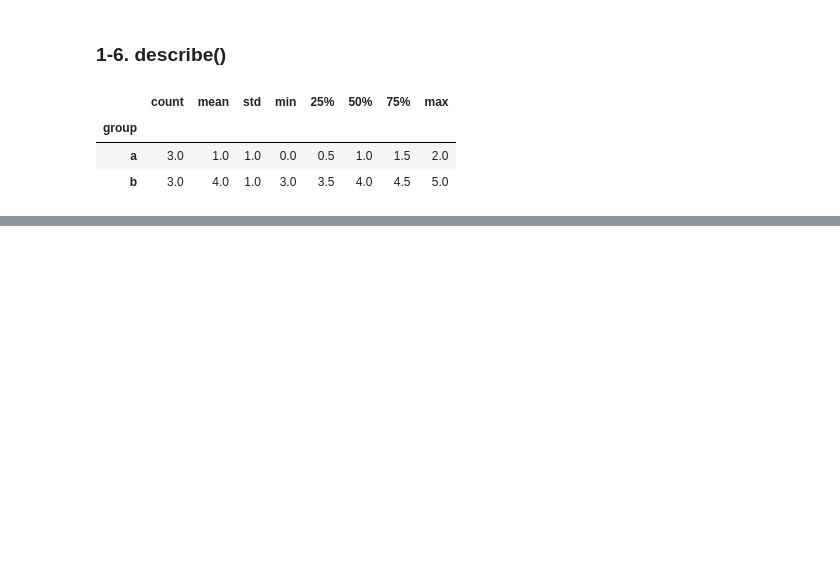
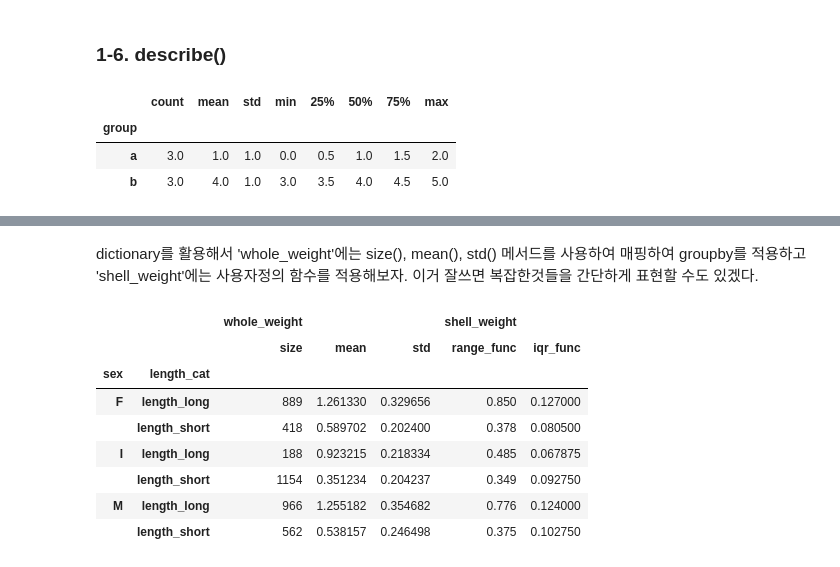
Before and after one commit to dykim-stat/study_snippet, a Jupyter notebook: 5. pandas_groupby_02.ipynb, the cells around one changed output, grey strips where cells are left out. Drawn from its saved outputs; the diff is of its cells as text; code cells hidden in the pictures; blank space fills up the shorter version.

```diff
--- a/5. pandas_groupby_02.ipynb
+++ b/5. pandas_groupby_02.ipynb
@@ -91,0 +143,13 @@ grouped.describe()['value_1']
+# %%
+import numpy as np
+import pandas as pd
+import csv
+import urllib3
+
+url = 'https://archive.ics.uci.edu/ml/machine-learning-databases/abalone/abalone.data'
+dat = pd.read_csv(url,
+                      names = ['sex', 'length', 'diameter', 'height',
+                               'whole_weight', 'shucked_weight', 'viscera_weight',
+                               'shell_weight', 'rings'],
+                      header = None)
+dat.head()
@@ -91,0 +163,3 @@ grouped.describe()['value_1']
+# %%
+dat['length_cat'] = np.where(dat.length > np.median(dat.length), 'length_long', 'length_short')
+dat[['length','length_cat']][:10]
@@ -91,0 +226,5 @@ grouped.describe()['value_1']
+# %%
+grouped = dat.groupby(['sex', 'length_cat'])
+function_list = ['size', 'mean', 'std']
+result = grouped[['whole_weight','shell_weight']].agg(function_list)
+result['whole_weight'][['size','mean']]
@@ -91,0 +261,28 @@ grouped.describe()['value_1']
+# %%
+def range_func(x):
+    max_val = np.max(x)
+    min_val = np.min(x)
+    range_val = max_val - min_val
+    return range_val
+
+def iqr_func(x):
+    q3, q1 = np.percentile(x, [75, 25])
+    iqr = q3 - q1
+    return iqr
+# %% [markdown]
+dictionary를 활용해서 'whole_weight'에는 size(), mean(), std() 메서드를 사용하여 매핑하여 groupby를 적용하고 'shell_weight'에는 사용자정의 함수를 적용해보자.
+이거 잘쓰면 복잡한것들을 간단하게 표현할 수도 있겠다.
+# %%
+d = {'whole_weight': ['size', 'mean', 'std'],
+    'shell_weight': [range_func, iqr_func]}
+grouped.agg(d)
+# %% [output]
+|  |  | whole_weight |  |  | shell_weight |  |
+|  |  | size | mean | std | range_func | iqr_func |
+| sex | length_cat |  |  |  |  |  |
+| F | length_long | 889 | 1.261330 | 0.329656 | 0.850 | 0.127000 |
+|  | length_short | 418 | 0.589702 | 0.202400 | 0.378 | 0.080500 |
+| I | length_long | 188 | 0.923215 | 0.218334 | 0.485 | 0.067875 |
+|  | length_short | 1154 | 0.351234 | 0.204237 | 0.349 | 0.092750 |
+| M | length_long | 966 | 1.255182 | 0.354682 | 0.776 | 0.124000 |
+|  | length_short | 562 | 0.538157 | 0.246498 | 0.375 | 0.102750 |
```
Also changed, not shown: parts of 45 cells of this notebook.
